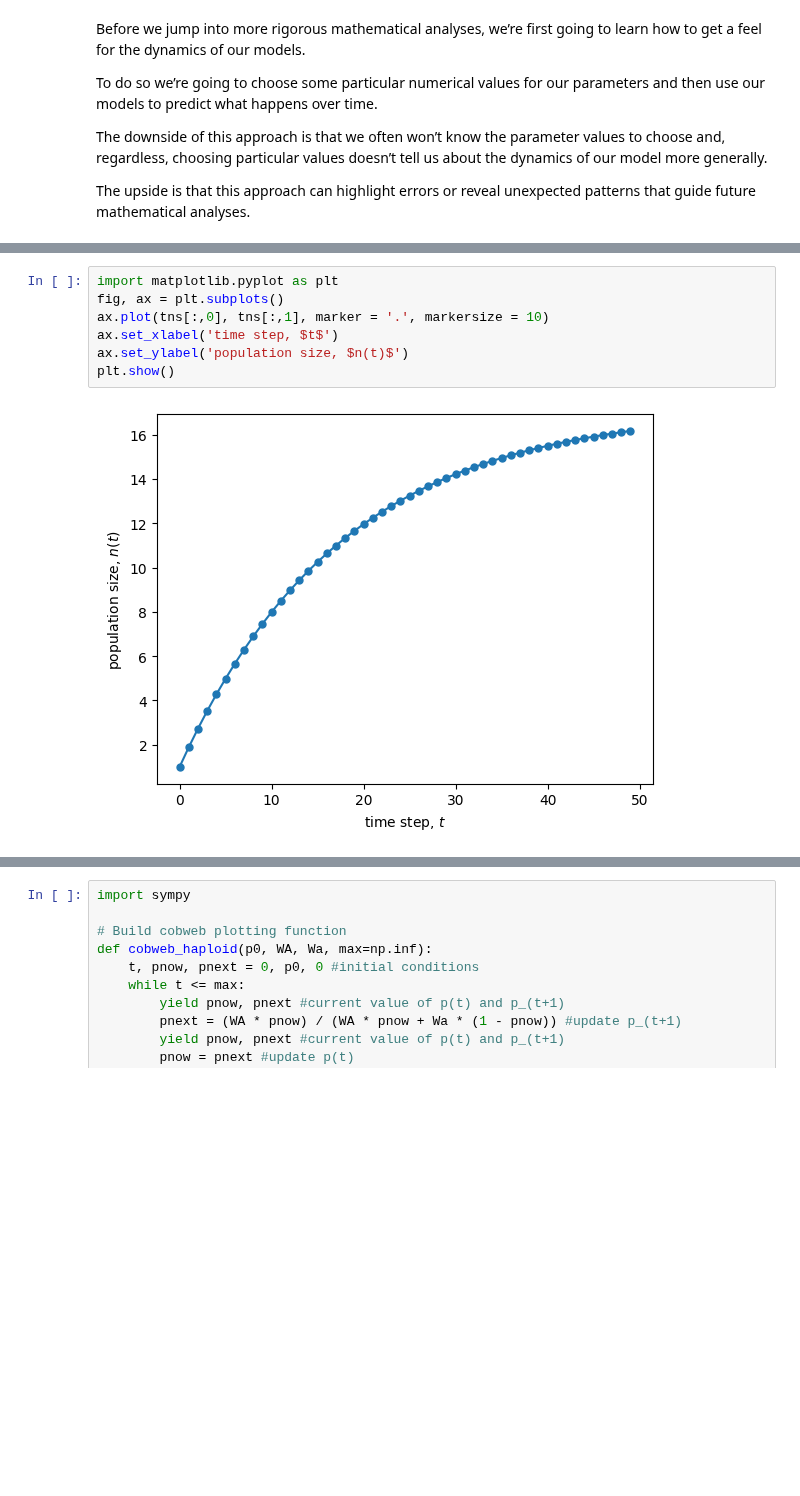
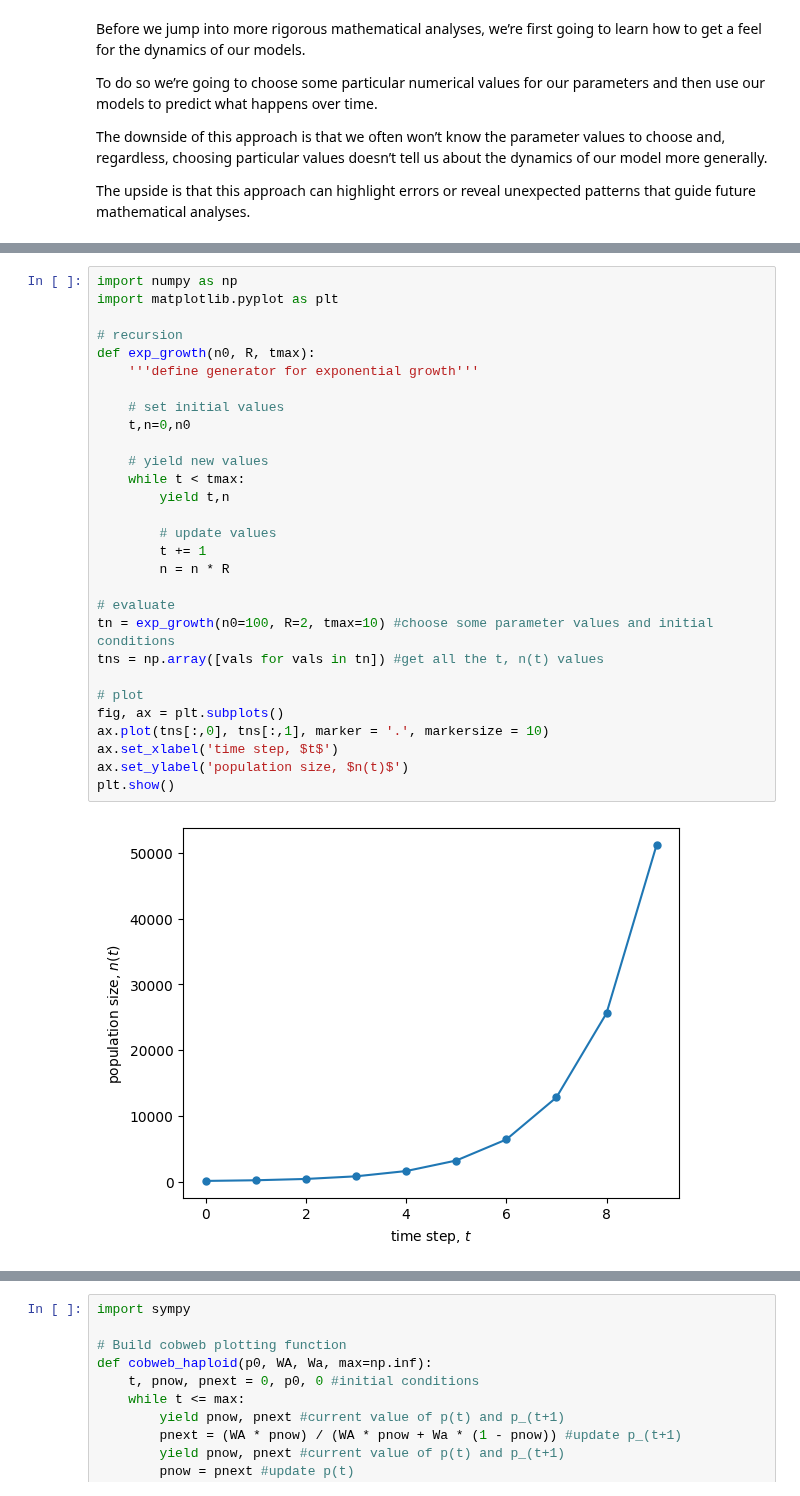
Before and after one commit to osmond-lab/eeb314, a Jupyter notebook: notebooks/lectures/lecture-02.ipynb, the cells around one changed output, grey strips where cells are left out. Drawn from its saved outputs; the diff is of its cells as text; blank space fills up the shorter version.

Commit message:
lecture 2 updated with exp growth and hap seln

```diff
--- a/notebooks/lectures/lecture-02.ipynb
+++ b/notebooks/lectures/lecture-02.ipynb
@@ -47,9 +45,31 @@ And we then plot $n(t)$ as a function of $t$.
 # %%
+import numpy as np
 import matplotlib.pyplot as plt
+
+# recursion
+def exp_growth(n0, R, tmax):
+    '''define generator for exponential growth'''
+
+    # set initial values
+    t,n=0,n0
+
+    # yield new values
+    while t < tmax:
+        yield t,n
+
+        # update values
+        t += 1
+        n = n * R
+
+# evaluate
+tn = exp_growth(n0=100, R=2, tmax=10) #choose some parameter values and initial conditions
+tns = np.array([vals for vals in tn]) #get all the t, n(t) values
+
+# plot
 fig, ax = plt.subplots()
 ax.plot(tns[:,0], tns[:,1], marker = '.', markersize = 10)
 ax.set_xlabel('time step, $t$')
 ax.set_ylabel('population size, $n(t)$')
 plt.show()
 # %% [output]
-[figure, old version]
+[figure, new version]
```
Also changed, not shown: parts of 14 cells of this notebook, 14 other files.
